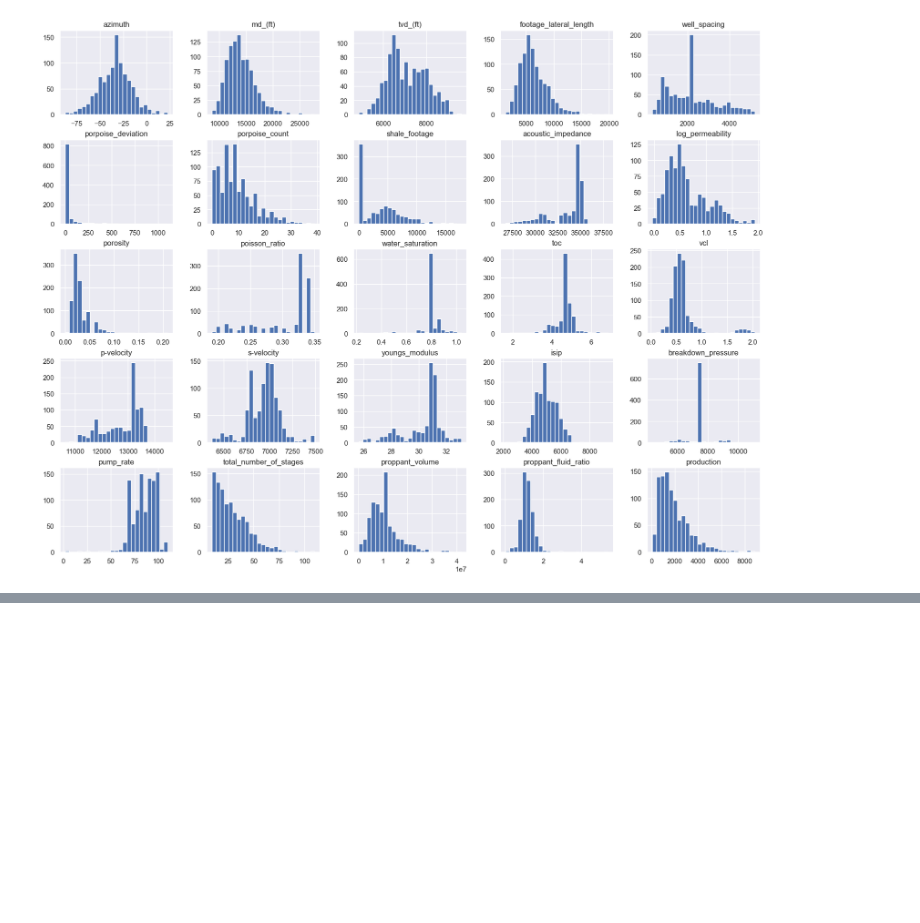
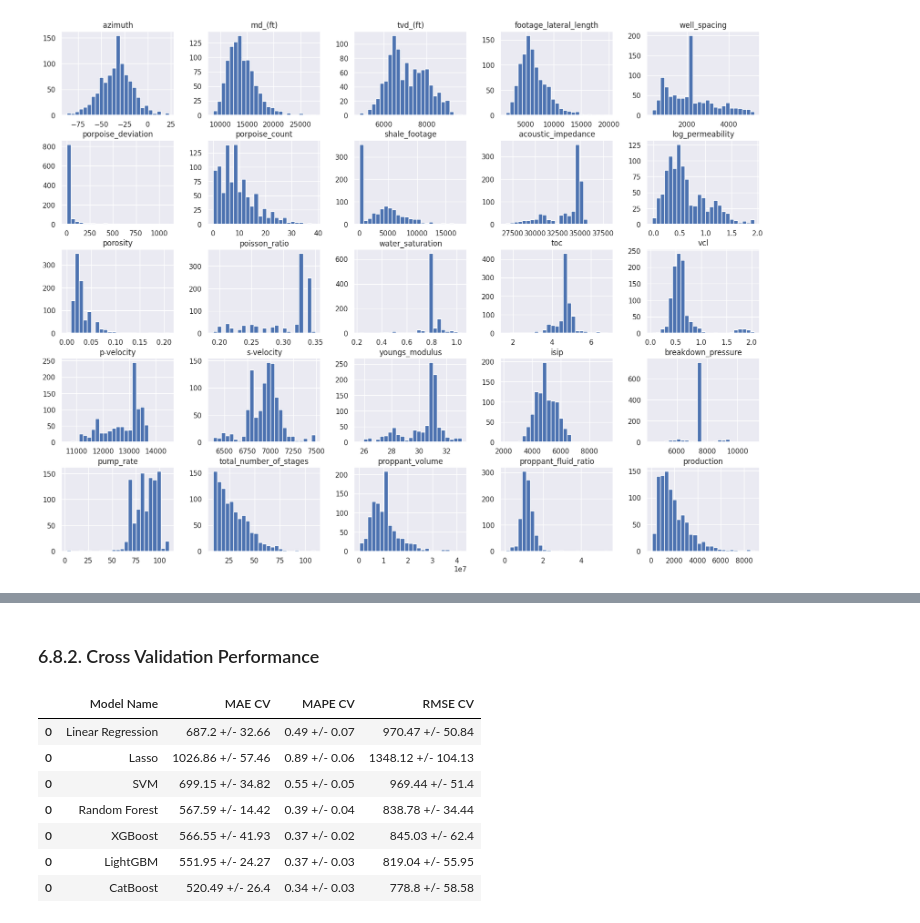
Before and after one commit to m4theus4ndr4de/regression-oil-production-prediction, a Jupyter notebook: notebook/production_prediction.ipynb, the cells around one changed output, grey strips where cells are left out. Drawn from its saved outputs; the diff is of its cells as text; code cells hidden in the pictures; blank space fills up the shorter version.

Commit message:
cross validation

```diff
--- a/notebook/production_prediction.ipynb
+++ b/notebook/production_prediction.ipynb
@@ -562,0 +881,3 @@ pickle.dump(mm_production, open('../feature_transformation/mm_production.pkl', '
+# %%
+df6_train = df5_train.copy()
+df6_test = df5_test.copy()
@@ -562,0 +1022,23 @@ pickle.dump(mm_production, open('../feature_transformation/mm_production.pkl', '
+# %% [markdown]
+### 6.8.2. Cross Validation Performance
+# %%
+models_performance_cv = pd.DataFrame({'Model Name':[], "MAE CV":[], "MAPE CV":[], "RMSE CV":[]})
+
+models_performance_cv = cross_validation(models_performance_cv, 5, 'Linear Regression', lr, mm_production, x_train_modeling, y_train_modeling)
+models_performance_cv = cross_validation(models_performance_cv, 5, 'Lasso', la, mm_production, x_train_modeling, y_train_modeling)
+models_performance_cv = cross_validation(models_performance_cv, 5, 'SVM', svmr, mm_production, x_train_modeling, y_train_modeling)
+models_performance_cv = cross_validation(models_performance_cv, 5, 'Random Forest', rf, mm_production, x_train_modeling, y_train_modeling)
+models_performance_cv = cross_validation(models_performance_cv, 5, 'XGBoost', xgbm, mm_production, x_train_modeling, y_train_modeling)
+models_performance_cv = cross_validation(models_performance_cv, 5, 'LightGBM', lgbm, mm_production, x_train_modeling, y_train_modeling)
+models_performance_cv = cross_validation(models_performance_cv, 5, 'CatBoost', ctbm, mm_production, x_train_modeling, y_train_modeling)
+
+models_performance_cv
+# %% [output]
+|  | Model Name | MAE CV | MAPE CV | RMSE CV |
+| 0 | Linear Regression | 687.2 +/- 32.66 | 0.49 +/- 0.07 | 970.47 +/- 50.84 |
+| 0 | Lasso | 1026.86 +/- 57.46 | 0.89 +/- 0.06 | 1348.12 +/- 104.13 |
+| 0 | SVM | 699.15 +/- 34.82 | 0.55 +/- 0.05 | 969.44 +/- 51.4 |
+| 0 | Random Forest | 567.59 +/- 14.42 | 0.39 +/- 0.04 | 838.78 +/- 34.44 |
+| 0 | XGBoost | 566.55 +/- 41.93 | 0.37 +/- 0.02 | 845.03 +/- 62.4 |
+| 0 | LightGBM | 551.95 +/- 24.27 | 0.37 +/- 0.03 | 819.04 +/- 55.95 |
+| 0 | CatBoost | 520.49 +/- 26.4 | 0.34 +/- 0.03 | 778.8 +/- 58.58 |
```
Also changed, not shown: parts of 46 cells of this notebook, 34 other files.
